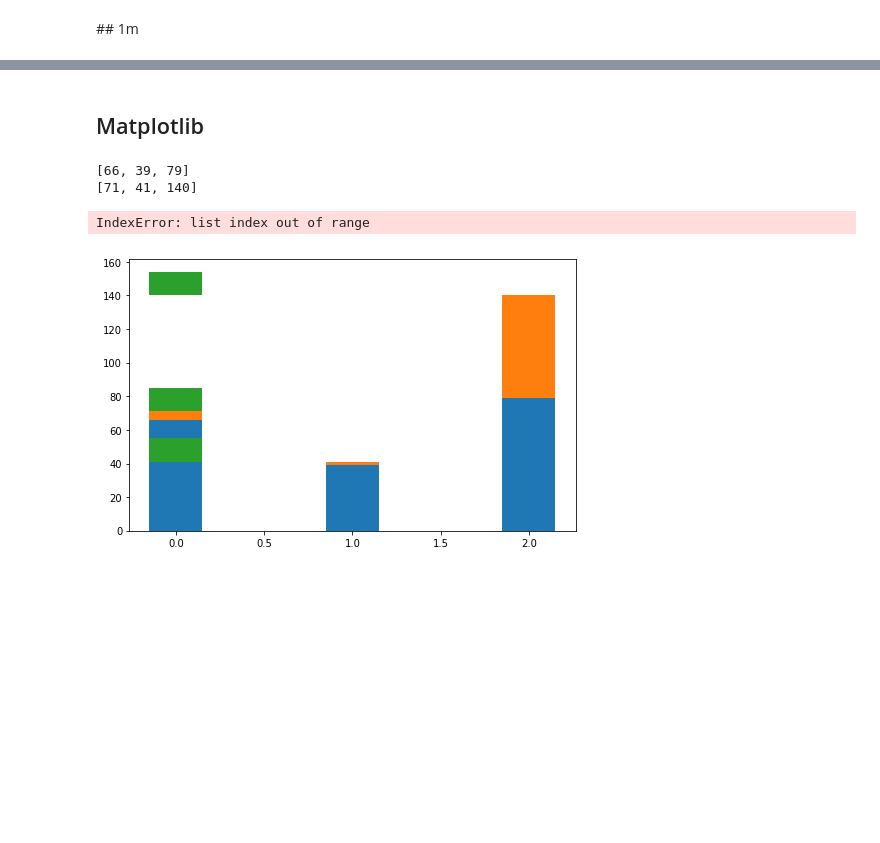
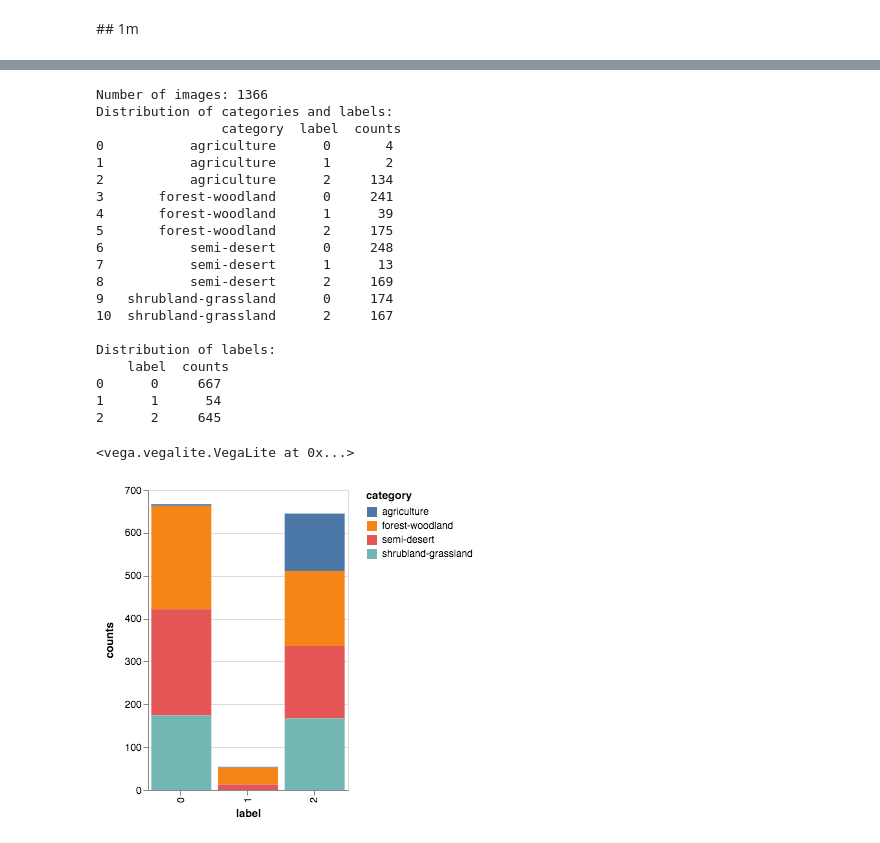
Before and after one commit to peterweber85/MasterThesis, a Jupyter notebook: Notebooks/Datasets_ER.ipynb, the cells around one changed output, grey strips where cells are left out. Drawn from its saved outputs; the diff is of its cells as text; code cells hidden in the pictures; blank space fills up the shorter version.

```diff
--- a/Notebooks/Datasets_ER.ipynb
+++ b/Notebooks/Datasets_ER.ipynb
@@ -126,32 +89,26 @@ Distribution of labels:
-# %% [markdown]
-## Matplotlib
-# %%
-df_images_counts = df_images.groupby(['category', 'label']).size().reset_index(name='n_images')
-
-fig, ax = plt.subplots()
-fig.set_size_inches(8,5)
-width = 0.3
-
-bottom_vals = [0 for x in labels]
-for category in categories:
-    labels = df_images_counts[df_images_counts["category"] == category]["label"].tolist()
-    vals = df_images_counts[df_images_counts["category"] == category]["n_images"].tolist()
-    plt.bar(labels, vals, width, bottom=bottom_vals, label=category)
-    bottom_vals = [bottom_vals[i] + vals[i] for i in range(len(bottom_vals))]
-    print(bottom_vals)
-
-
-ax.set(
-    xlabel="Label",
-    ylabel="Image count",
-    title = "Dataset balance"
-)
-#ax.grid()
-ax.legend()
-
-plt.show()
-# %% [output]
-[66, 39, 79]
-[71, 41, 140]
-IndexError: list index out of range
-[figure, removed]
+# %%
+base_folder = os.getenv('GDRIVE_FOLDER') + "MFP - Satellogic/images/usgs_512_res1m"
+dataset_details(base_folder)
+# %% [output]
+Number of images: 1366
+Distribution of categories and labels:
+                category  label  counts
+0           agriculture      0       4
+1           agriculture      1       2
+2           agriculture      2     134
+3       forest-woodland      0     241
+4       forest-woodland      1      39
+5       forest-woodland      2     175
+6           semi-desert      0     248
+7           semi-desert      1      13
+8           semi-desert      2     169
+9   shrubland-grassland      0     174
+10  shrubland-grassland      2     167
+
+Distribution of labels:
+    label  counts
+0      0     667
+1      1      54
+2      2     645
+<vega.vegalite.VegaLite at 0x...>
+[figure, added]
```
Also changed, not shown: parts of 8 cells of this notebook.
